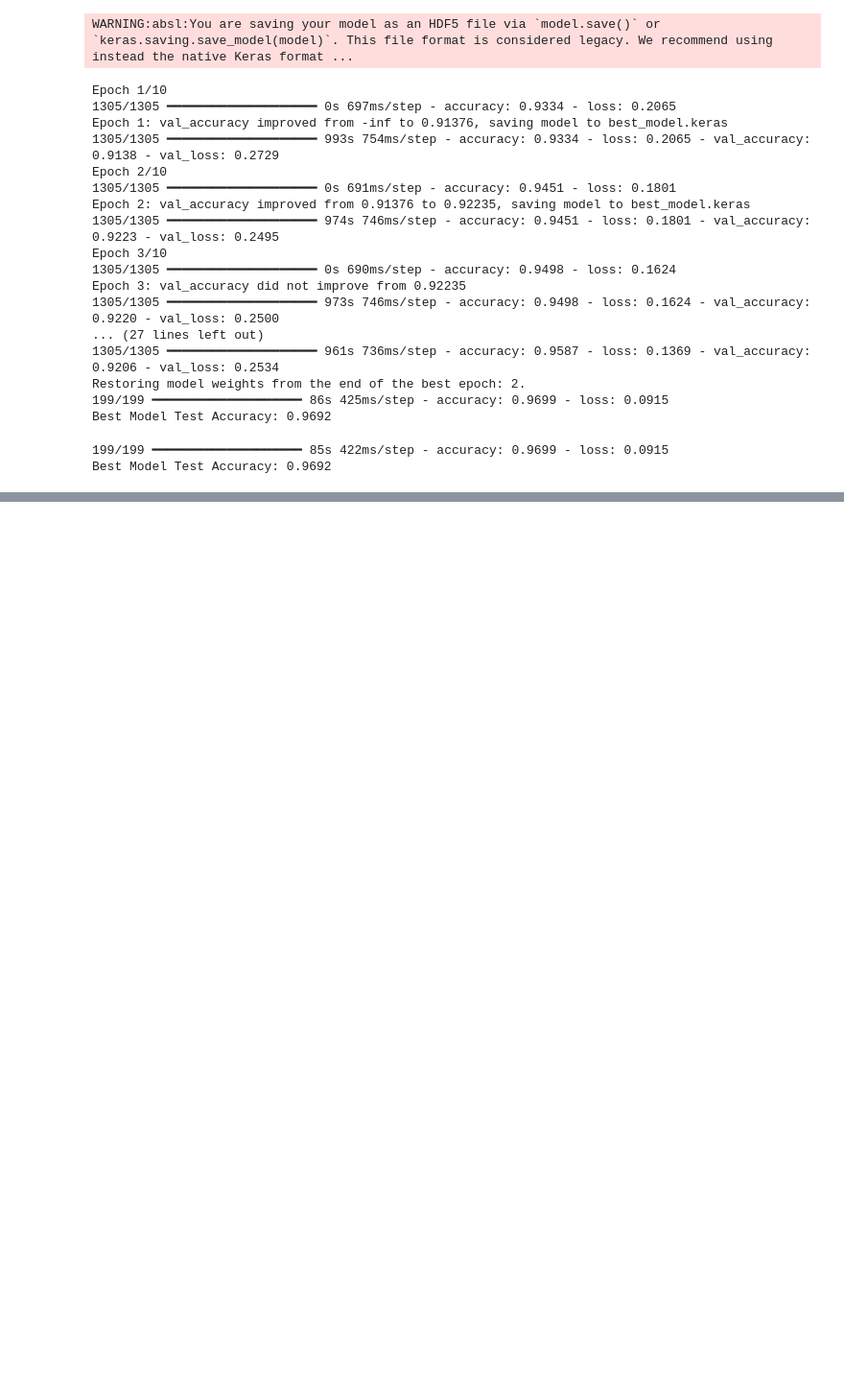
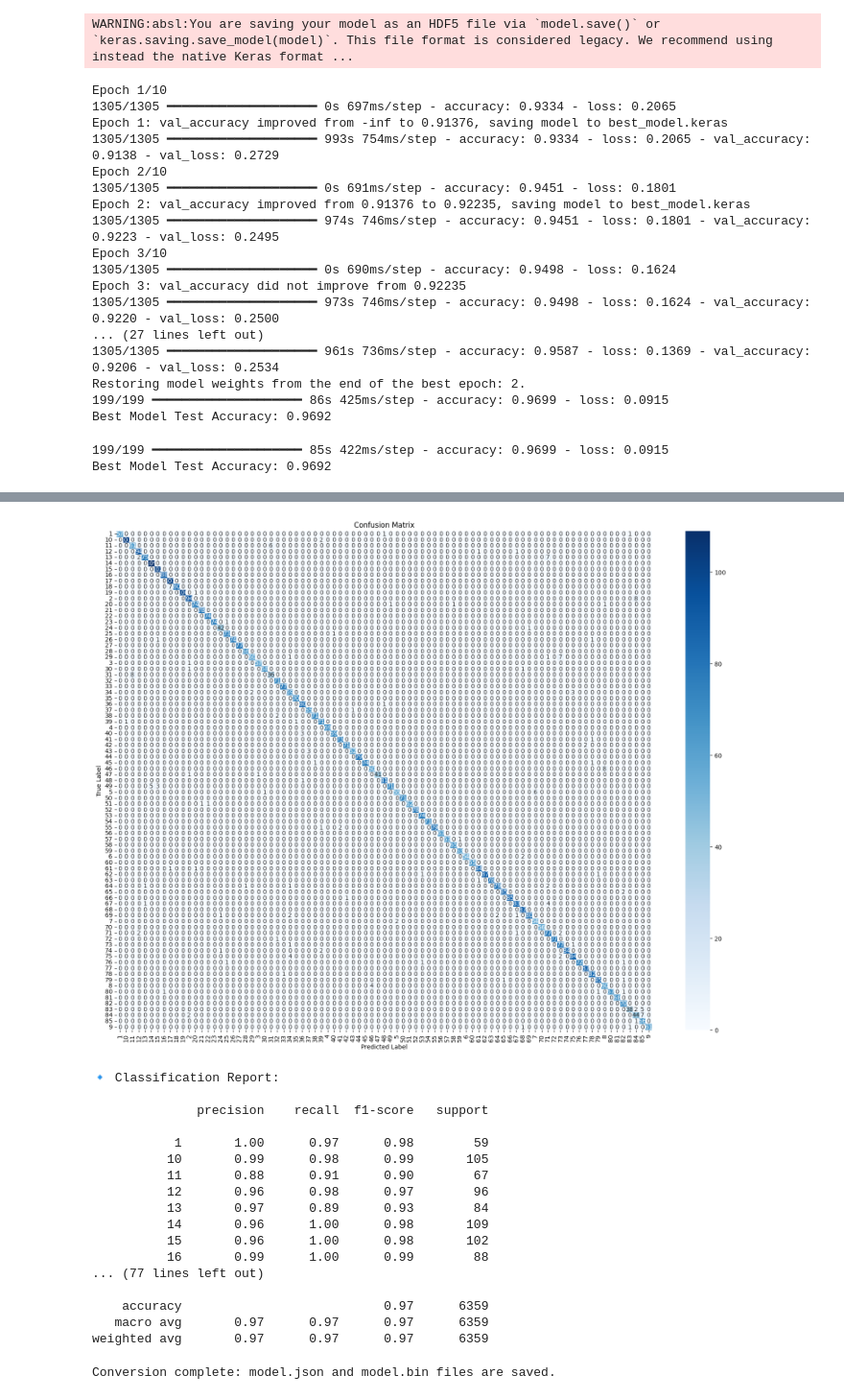
Before and after one commit to Abhiram-P-Ashok/Malayalam-Transfer-Learning-NLP, a Jupyter notebook: malayalam transfer learning nlp.ipynb, the cells around one changed output, grey strips where cells are left out. Shown at 96% size. Drawn from its saved outputs; the diff is of its cells as text; code cells hidden in the pictures; blank space fills up the shorter version.

Commit message:
bin and json

```diff
--- a/malayalam transfer learning nlp.ipynb
+++ b/malayalam transfer learning nlp.ipynb
@@ -651,0 +703,35 @@ Best Model Test Accuracy: 0.9692
+# %%
+# Get actual labels and predictions
+y_true = []
+y_pred = []
+
+# Iterate over test dataset
+for batch_images, batch_labels in test_generator:  # Assuming test_generator is defined
+    predictions = model.predict(batch_images)
+    y_pred.extend(np.argmax(predictions, axis=1))
+    y_true.extend(np.argmax(batch_labels, axis=1))
+
+    if len(y_true) >= test_generator.samples:  # Stop when all images are covered
+        break
+
+# Convert lists to numpy arrays
+y_true = np.array(y_true)
+y_pred = np.array(y_pred)
+
+# Get class labels
+class_names = list(test_generator.class_indices.keys())
+
+# 📌 **1️⃣ Confusion Matrix**
+cm = confusion_matrix(y_true, y_pred)
+
+plt.figure(figsize=(20, 15))
+sns.heatmap(cm, annot=True, fmt="d", cmap="Blues", xticklabels=class_names, yticklabels=class_names)
+plt.xlabel("Predicted Label")
+plt.ylabel("True Label")
+plt.title("Confusion Matrix")
+plt.show()
+
+# 📌 **2️⃣ Classification Report**
+print("\n🔹 Classification Report:\n")
+print(classification_report(y_true, y_pred, target_names=class_names))
+# %% [output]
@@ -651,0 +755,42 @@ Best Model Test Accuracy: 0.9692
+[figure, added]
+🔹 Classification Report:
+
+              precision    recall  f1-score   support
+
+           1       1.00      0.97      0.98        59
+          10       0.99      0.98      0.99       105
+          11       0.88      0.91      0.90        67
+          12       0.96      0.98      0.97        96
+          13       0.97      0.89      0.93        84
+          14       0.96      1.00      0.98       109
+          15       0.96      1.00      0.98       102
+          16       0.99      1.00      0.99        88
+... (77 lines left out)
+
+    accuracy                           0.97      6359
+   macro avg       0.97      0.97      0.97      6359
+weighted avg       0.97      0.97      0.97      6359
+# %%
+from tensorflow.keras.models import load_model
+import json
+import numpy as np
+
+# Load the model (use either .h5 or .keras file)
+model_path = "best_model.keras"  # Change to "best_model.keras" if needed
+model = load_model(model_path)
+
+# Convert Model Architecture to JSON
+model_json = model.to_json()
+with open("model.json", "w") as json_file:
+    json_file.write(model_json)
+
+# Extract and Save Weights as Binary (.bin)
+weights = model.get_weights()
+weights_np = np.concatenate([w.flatten() for w in weights], axis=0)
+
+# Save weights as .bin file
+weights_np.tofile("model.bin")
+
+print("Conversion complete: model.json and model.bin files are saved.")
+# %% [output]
+Conversion complete: model.json and model.bin files are saved.
```
Also changed, not shown: parts of 4 cells of this notebook, 3 other files.
